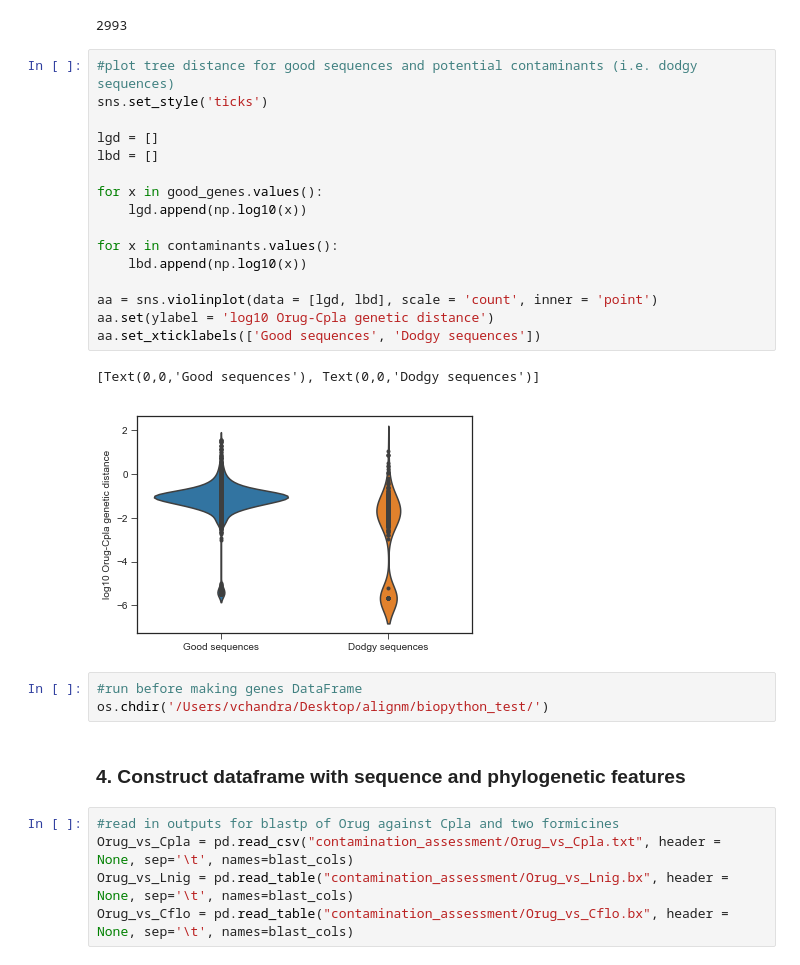
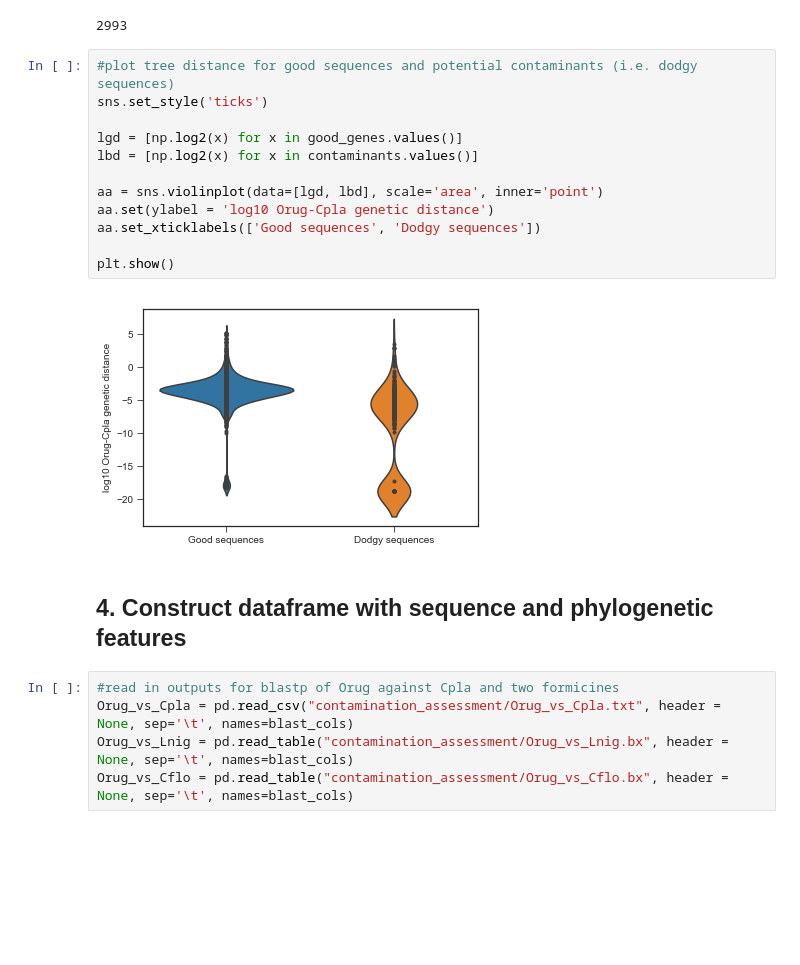
Before and after one commit to Social-Evolution-and-Behavior/insulin_signaling, a Jupyter notebook: Orug_contamination_removal.ipynb, the cells around one changed output. Saved outputs shown, nothing was run; the diff lists cells and outputs as text; blank space fills up the shorter version.

Commit message:
finished first round clean up of dataframe code

```diff
--- a/Orug_contamination_removal.ipynb
+++ b/Orug_contamination_removal.ipynb
@@ -424,27 +424,19 @@ print(len(rfs))
 # %%
 #plot tree distance for good sequences and potential contaminants (i.e. dodgy sequences)
 sns.set_style('ticks')
 
-lgd = []
-lbd = []
+lgd = [np.log2(x) for x in good_genes.values()]
+lbd = [np.log2(x) for x in contaminants.values()]
 
-for x in good_genes.values():
-    lgd.append(np.log10(x))
-
-for x in contaminants.values():
-    lbd.append(np.log10(x))
-
-aa = sns.violinplot(data = [lgd, lbd], scale = 'count', inner = 'point')
+aa = sns.violinplot(data=[lgd, lbd], scale='area', inner='point')
 aa.set(ylabel = 'log10 Orug-Cpla genetic distance')
 aa.set_xticklabels(['Good sequences', 'Dodgy sequences'])
+
+plt.show()
 # %% [output]
-[Text(0,0,'Good sequences'), Text(0,0,'Dodgy sequences')]
-[figure, old version]
+[figure, new version]
-# %%
-#run before making genes DataFrame
-os.chdir('/Users/vchandra/Desktop/alignm/biopython_test/')
 # %% [markdown]
-### 4. Construct dataframe with sequence and phylogenetic features
+## 4. Construct dataframe with sequence and phylogenetic features
 # %%
 #read in outputs for blastp of Orug against Cpla and two formicines
 Orug_vs_Cpla = pd.read_csv("contamination_assessment/Orug_vs_Cpla.txt", header = None, sep='\t', names=blast_cols)
```
Also changed, not shown: parts of 53 cells of this notebook.
